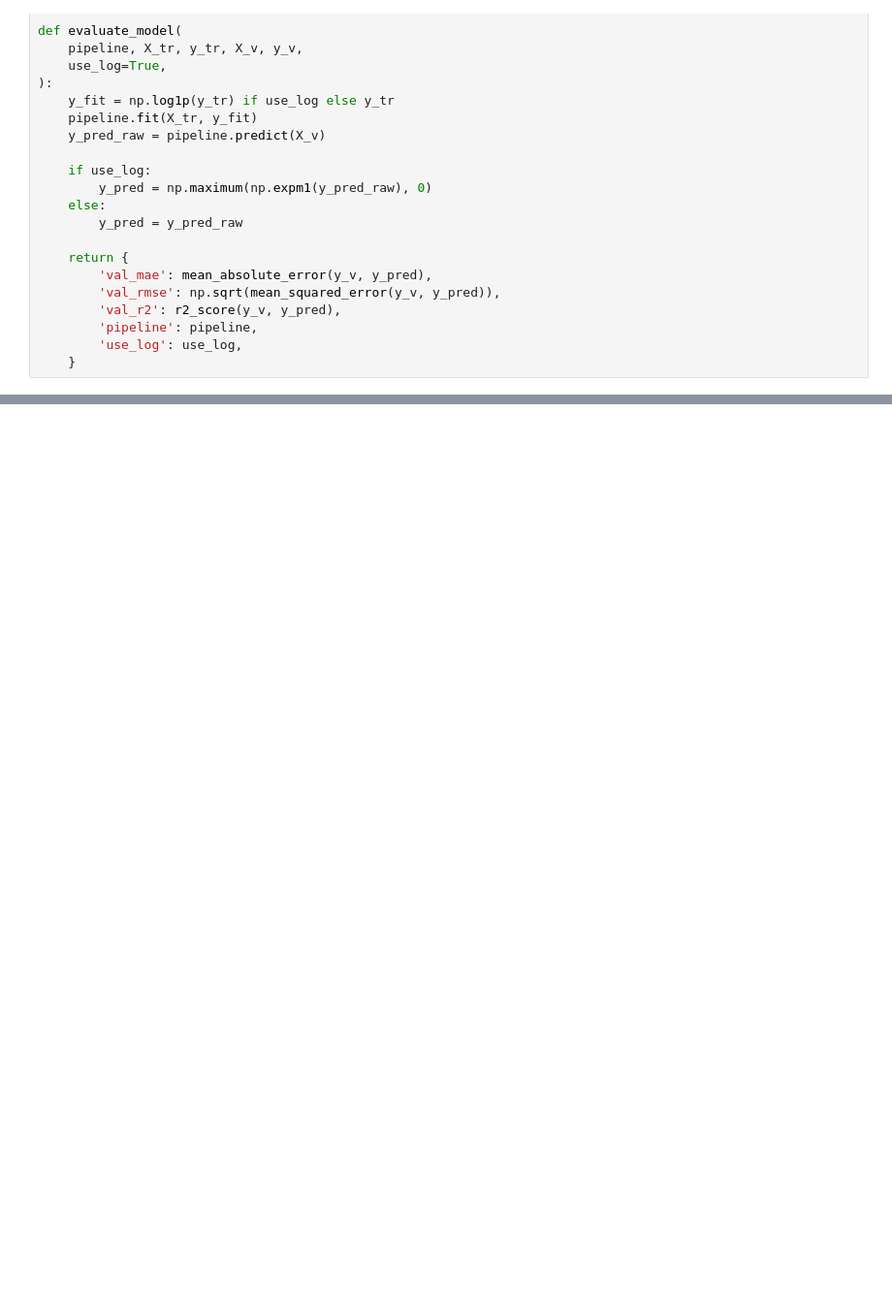
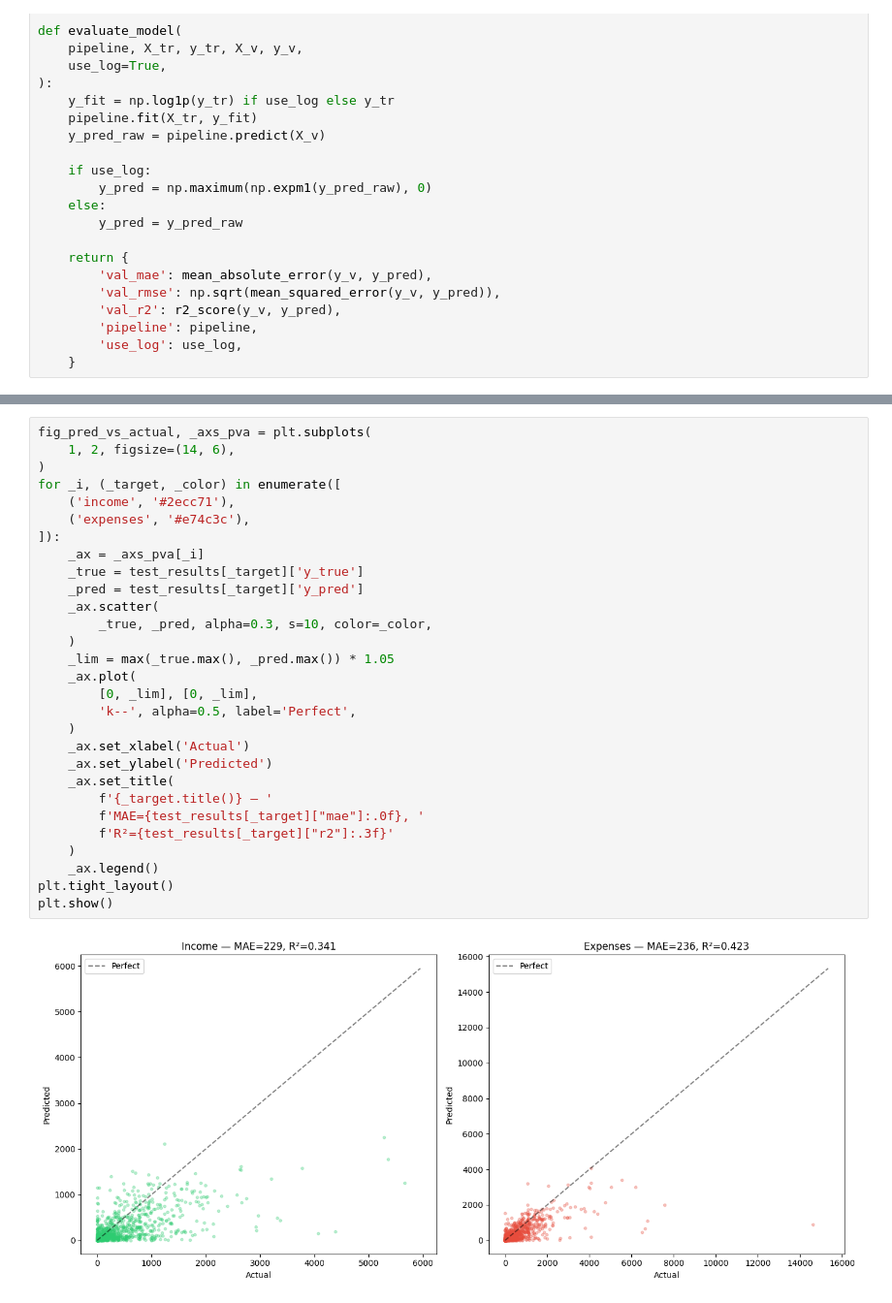
Before and after one commit to abir171915/N26-Income-and-Expences-prediction-, a Jupyter notebook: n26.ipynb, the cells around one changed output, grey strips where cells are left out. Shown at 97% size. Cells and saved outputs as stored; diff of their text form; blank space fills up the shorter version.

```diff
--- a/n26.ipynb
+++ b/n26.ipynb
@@ -596,0 +754,31 @@ def evaluate_model(
+# %%
+fig_pred_vs_actual, _axs_pva = plt.subplots(
+    1, 2, figsize=(14, 6),
+)
+for _i, (_target, _color) in enumerate([
+    ('income', '#2ecc71'),
+    ('expenses', '#e74c3c'),
+]):
+    _ax = _axs_pva[_i]
+    _true = test_results[_target]['y_true']
+    _pred = test_results[_target]['y_pred']
+    _ax.scatter(
+        _true, _pred, alpha=0.3, s=10, color=_color,
+    )
+    _lim = max(_true.max(), _pred.max()) * 1.05
+    _ax.plot(
+        [0, _lim], [0, _lim],
+        'k--', alpha=0.5, label='Perfect',
+    )
+    _ax.set_xlabel('Actual')
+    _ax.set_ylabel('Predicted')
+    _ax.set_title(
+        f'{_target.title()} — '
+        f'MAE={test_results[_target]["mae"]:.0f}, '
+        f'R²={test_results[_target]["r2"]:.3f}'
+    )
+    _ax.legend()
+plt.tight_layout()
+plt.show()
+# %% [output]
+[figure, added]
```
Also changed, not shown: parts of 5 cells of this notebook, 1 other file.
